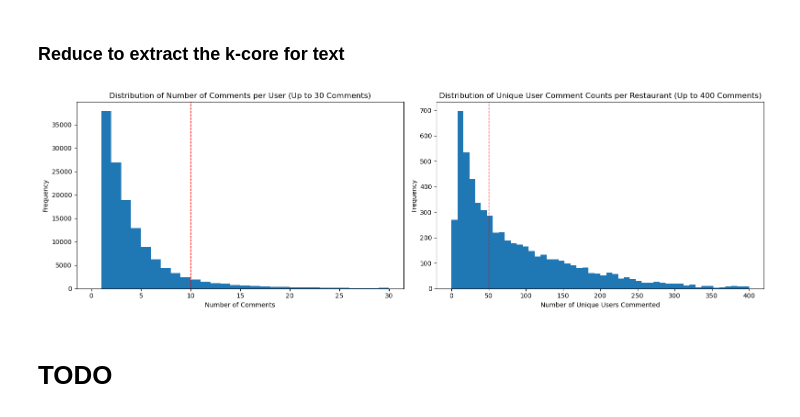
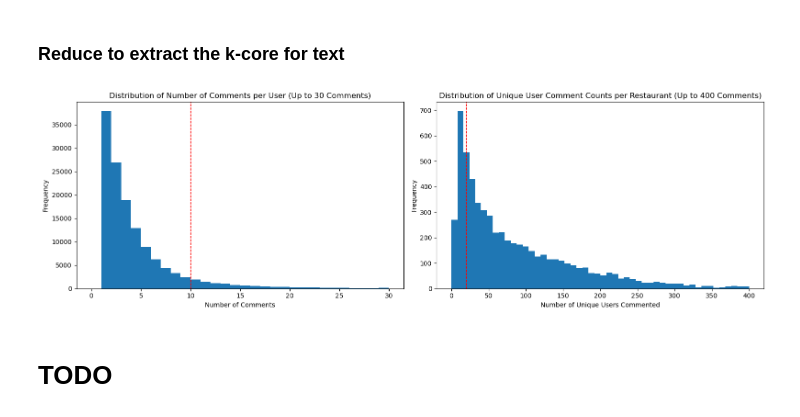
Before and after one commit to yuqinbailey/Restaurant-Rec-Google-Reviews, a Jupyter notebook: 5_Final_Report.ipynb, the cells around one changed output. Cells and saved outputs as stored; diff of their text form; code cells hidden in the pictures.

Commit message:
rerun plots

```diff
--- a/5_Final_Report.ipynb
+++ b/5_Final_Report.ipynb
@@ -74,28 +74,28 @@ df_filtered['text'] = df_filtered['text'].apply(lambda x: emoji_pattern.sub(r'',
 # %%
 fig, axes = plt.subplots(1, 2, figsize=(16, 5))
 
 comment_counts = df_filtered['user_id'].value_counts()
 threshold = 30
 axes[0].hist(comment_counts[comment_counts <= threshold], bins=threshold, range=(0, threshold))
 axes[0].axvline(x=10, color='r', linestyle='--', linewidth=1)
 axes[0].set_title(f'Distribution of Number of Comments per User (Up to {threshold} Comments)')
 axes[0].set_xlabel('Number of Comments')
 axes[0].set_ylabel('Frequency')
 axes[0].grid(False)
 
 restaurant_user_counts = df_filtered.groupby('gmap_id')['user_id'].nunique()
 axes[1].hist(restaurant_user_counts[restaurant_user_counts <= 400], bins=50, range=(0, 400))
-axes[1].axvline(x=50, color='r', linestyle='--', linewidth=1)
+axes[1].axvline(x=20, color='r', linestyle='--', linewidth=1)
 axes[1].set_title('Distribution of Unique User Comment Counts per Restaurant (Up to 400 Comments)')
 axes[1].set_xlabel('Number of Unique Users Commented')
 axes[1].set_ylabel('Frequency')
 axes[1].grid(False)
 
 # Adjust layout and display the plot
 plt.tight_layout()
 plt.show()
 # %% [output]
-[figure, old version]
+[figure, new version]
 # %% [markdown]
 # TODO
 # %%
```
